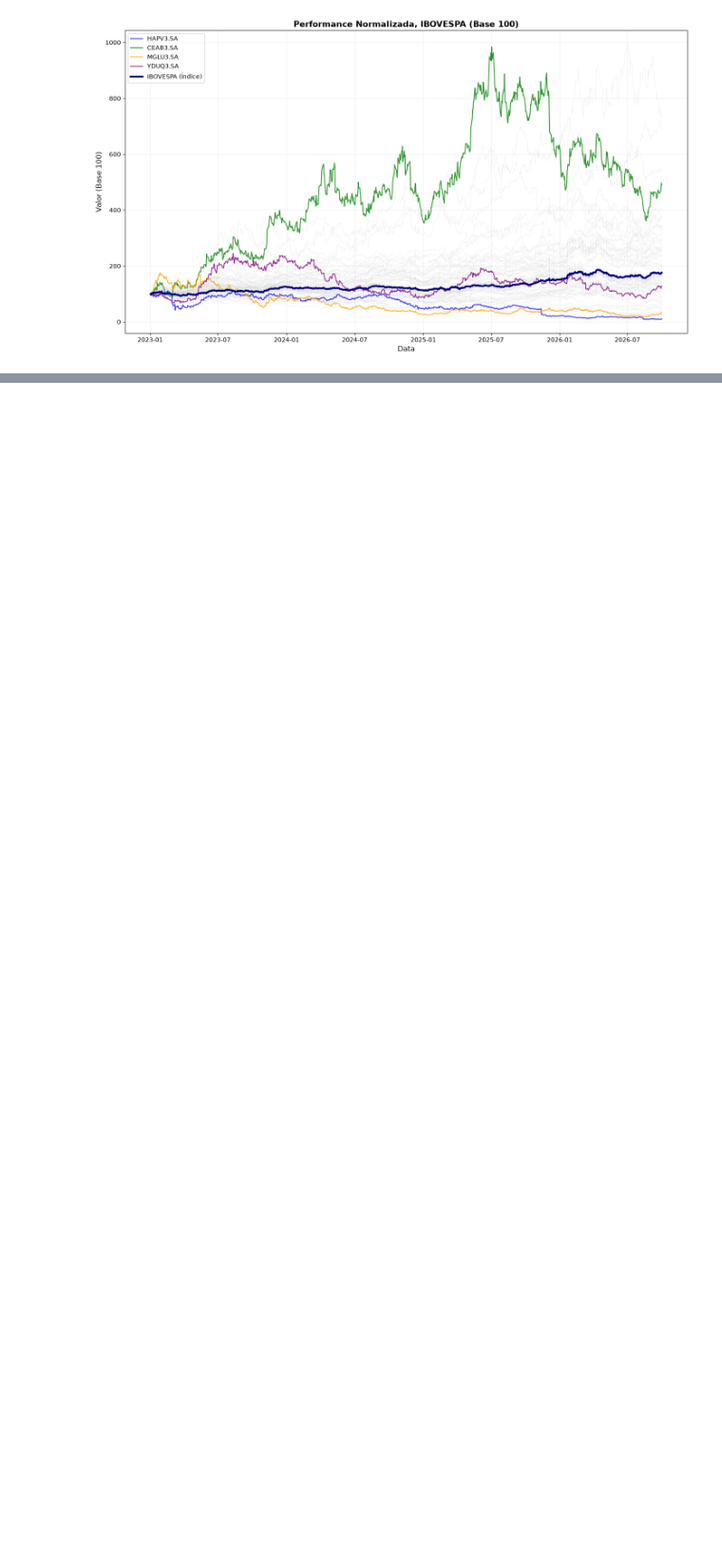
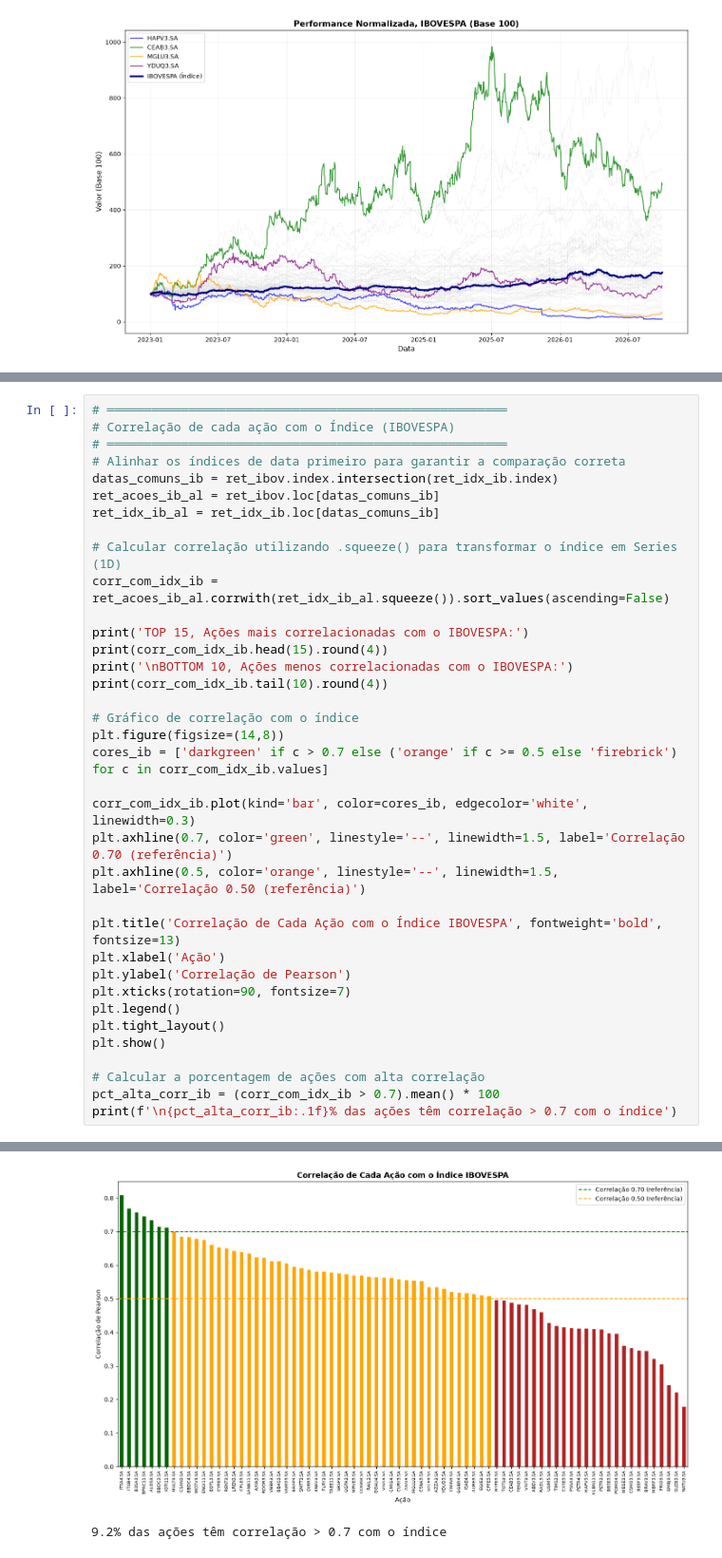
Before and after one commit to LeonardoDias2002/bootcamp_datascience, a Jupyter notebook: entrega_1/Finor_data_cleaning.ipynb, the cells around one changed output, grey strips where cells are left out. Shown at 95% size. Drawn from its saved outputs; the diff is of its cells as text; blank space fills up the shorter version.

```diff
--- a/entrega_1/Finor_data_cleaning.ipynb
+++ b/entrega_1/Finor_data_cleaning.ipynb
@@ -512,0 +623,37 @@ plt.show()
+# %%
+# ══════════════════════════════════════════════════════
+# Correlação de cada ação com o Índice (IBOVESPA)
+# ══════════════════════════════════════════════════════
+# Alinhar os índices de data primeiro para garantir a comparação correta
+datas_comuns_ib = ret_ibov.index.intersection(ret_idx_ib.index)
+ret_acoes_ib_al = ret_ibov.loc[datas_comuns_ib]
+ret_idx_ib_al = ret_idx_ib.loc[datas_comuns_ib]
+
+# Calcular correlação utilizando .squeeze() para transformar o índice em Series (1D)
+corr_com_idx_ib = ret_acoes_ib_al.corrwith(ret_idx_ib_al.squeeze()).sort_values(ascending=False)
+
+print('TOP 15, Ações mais correlacionadas com o IBOVESPA:')
+print(corr_com_idx_ib.head(15).round(4))
+print('\nBOTTOM 10, Ações menos correlacionadas com o IBOVESPA:')
+print(corr_com_idx_ib.tail(10).round(4))
+
+# Gráfico de correlação com o índice
+plt.figure(figsize=(14,8))
+cores_ib = ['darkgreen' if c > 0.7 else ('orange' if c >= 0.5 else 'firebrick') for c in corr_com_idx_ib.values]
+
+corr_com_idx_ib.plot(kind='bar', color=cores_ib, edgecolor='white', linewidth=0.3)
+plt.axhline(0.7, color='green', linestyle='--', linewidth=1.5, label='Correlação 0.70 (referência)')
+plt.axhline(0.5, color='orange', linestyle='--', linewidth=1.5, label='Correlação 0.50 (referência)')
+
+plt.title('Correlação de Cada Ação com o Índice IBOVESPA', fontweight='bold', fontsize=13)
+plt.xlabel('Ação')
+plt.ylabel('Correlação de Pearson')
+plt.xticks(rotation=90, fontsize=7)
+plt.legend()
+plt.tight_layout()
+plt.show()
+
+# Calcular a porcentagem de ações com alta correlação
+pct_alta_corr_ib = (corr_com_idx_ib > 0.7).mean() * 100
+print(f'\n{pct_alta_corr_ib:.1f}% das ações têm correlação > 0.7 com o índice')
+# %% [output]
@@ -512,0 +677,2 @@ plt.show()
+[figure, added]
+9.2% das ações têm correlação > 0.7 com o índice
```
Also changed, not shown: parts of 5 cells of this notebook.
